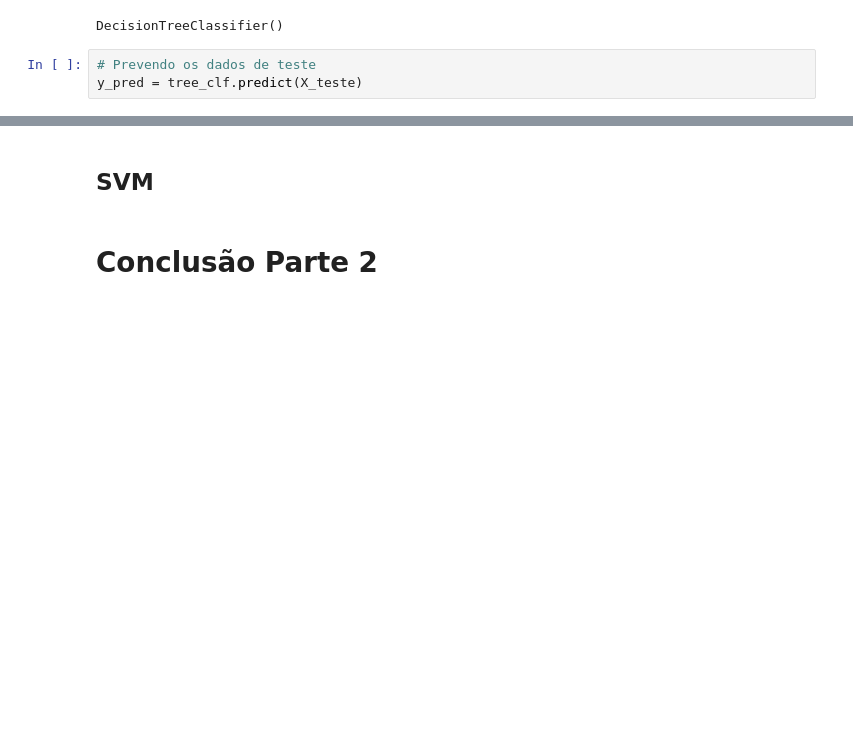
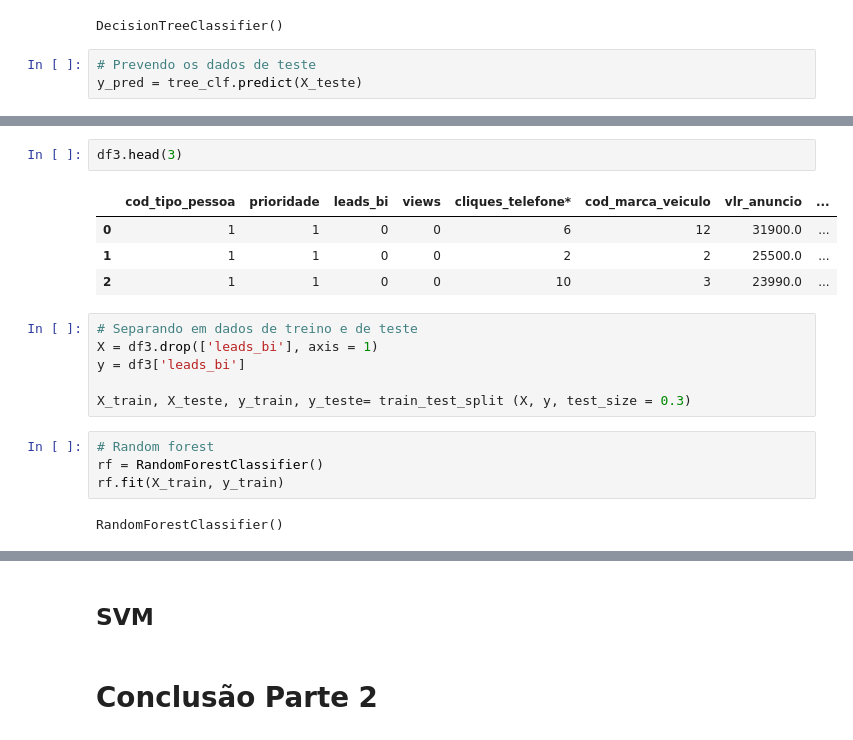
Before and after one commit to rafajovelho/Case1, a Jupyter notebook: Case-GCBInvestimentosipynb.ipynb, the cells around one changed output, grey strips where cells are left out. Cells and saved outputs as stored; diff of their text form; blank space fills up the shorter version.

```diff
--- a/Case-GCBInvestimentosipynb.ipynb
+++ b/Case-GCBInvestimentosipynb.ipynb
@@ -1478,0 +1521,19 @@ cf_matrix_df.rename(index = {0:'Sem lead', 1:'Com lead'})
+# %%
+df3.head(3)
+# %% [output]
+|  | cod_tipo_pessoa | prioridade | leads_bi | views | cliques_telefone* | cod_marca_veiculo | vlr_anuncio | ... |
+| 0 | 1 | 1 | 0 | 0 | 6 | 12 | 31900.0 | ... |
+| 1 | 1 | 1 | 0 | 0 | 2 | 2 | 25500.0 | ... |
+| 2 | 1 | 1 | 0 | 0 | 10 | 3 | 23990.0 | ... |
+# %%
+# Separando em dados de treino e de teste
+X = df3.drop(['leads_bi'], axis = 1)
+y = df3['leads_bi']
+
+X_train, X_teste, y_train, y_teste= train_test_split (X, y, test_size = 0.3)
+# %%
+# Random forest
+rf = RandomForestClassifier()
+rf.fit(X_train, y_train)
+# %% [output]
+RandomForestClassifier()
```
Also changed, not shown: parts of 31 cells of this notebook.
